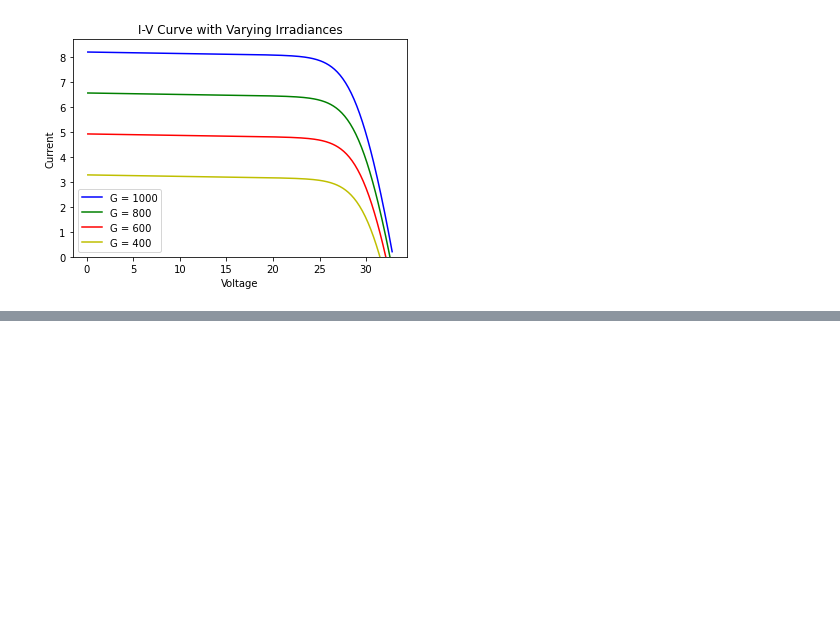
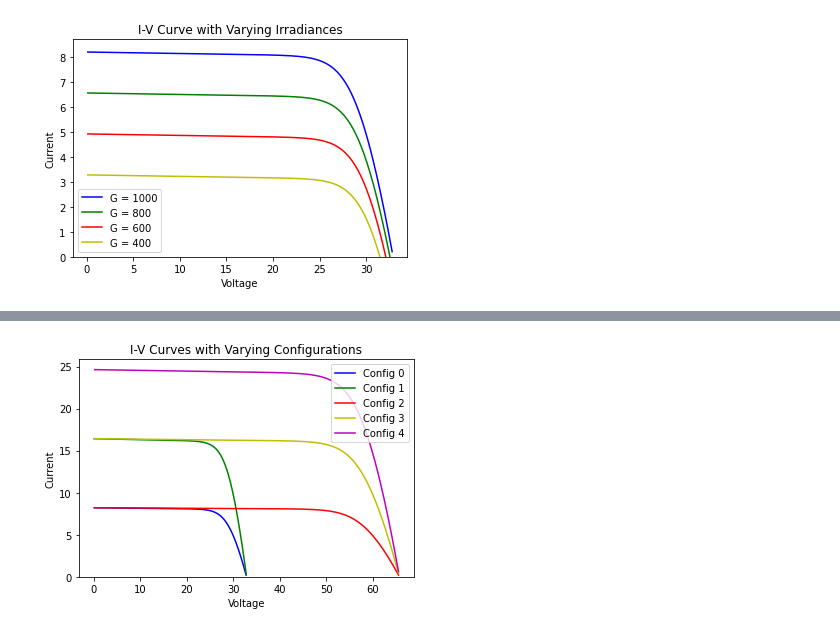
Before and after one commit to margot03/InSIGHT, a Jupyter notebook: Demo.ipynb, the cells around one changed output, grey strips where cells are left out. Saved outputs shown, nothing was run; the diff lists cells and outputs as text; code cells hidden in the pictures; blank space fills up the shorter version.

Commit message:
perf: Adding plots for configurations of modules in parallel and series

```diff
--- a/Demo.ipynb
+++ b/Demo.ipynb
@@ -102,0 +103,36 @@ Maximum v, i: 20.300000000000004 , 7.52079426408296
+# %%
+pv_mod = pv_model_class.PvModel(Iscn, Vocn, Imp, Vmp, Kv, Ki, Ns, Gn, G, Tn, T, Egap, err)
+Rs, Rp, a = pv_mod.find_resistors()
+
+# Config 0: one module
+v, i, P = pv_mod.calculate_power(Rs, Rp, a)
+
+# Config 1: two identical modules in parallel (nominal)
+v_array1 = v
+i_array1 = i * 2
+
+# Config 2: two identical modules in series (nominal)
+v_array2 = v * 2
+i_array2 = i
+
+# Config 3: two strings of identical modules (with two in series) in parallel
+v_array3 = v * 2
+i_array3 = i * 2
+
+# Config 3: three strings of identical modules (with two in series) in parallel
+v_array4 = v * 2
+i_array4 = i * 3
+# %%
+plt.plot(v, i, 'b', label='Config 0')
+plt.plot(v_array1, i_array1, 'g', label='Config 1')
+plt.plot(v_array2, i_array2, 'r', label='Config 2')
+plt.plot(v_array3, i_array3, 'y', label='Config 3')
+plt.plot(v_array4, i_array4, 'm', label='Config 4')
+plt.xlabel('Voltage')
+plt.ylabel('Current')
+plt.title('I-V Curves with Varying Configurations')
+plt.legend()
+plt.axis((None, None, 0, None))
+plt.show()
+# %% [output]
+[figure, added]
```
Also changed, not shown: parts of 1 cell of this notebook.
